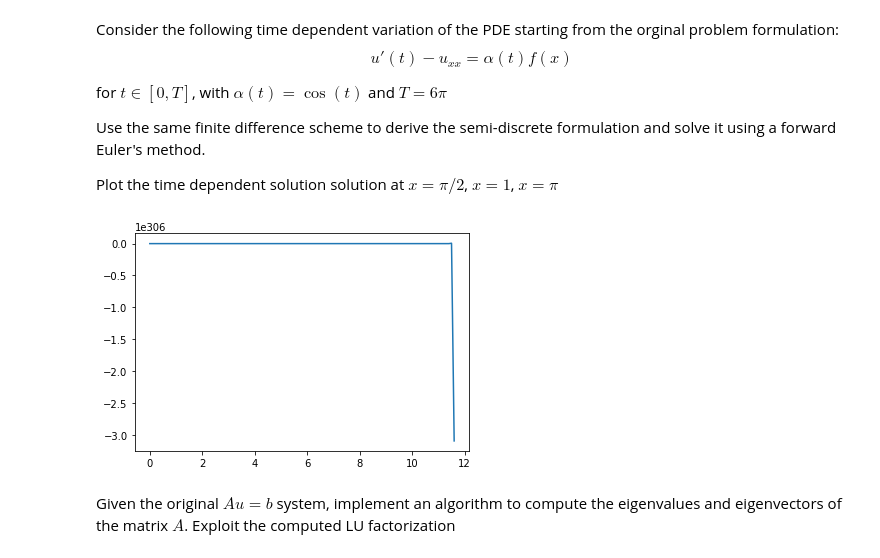
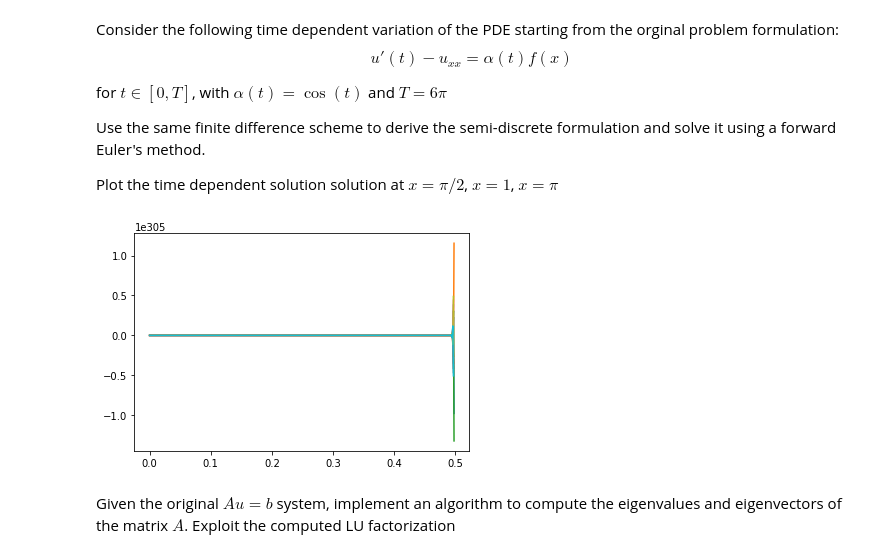
Before and after one commit to mapenzo-ph/numerical-analysis-2021-2022, a Jupyter notebook: FinalProject_2021_2022.ipynb, the cells around one changed output. Saved outputs shown, nothing was run; the diff lists cells and outputs as text; code cells hidden in the pictures.

```diff
--- a/FinalProject_2021_2022.ipynb
+++ b/FinalProject_2021_2022.ipynb
@@ -253,26 +297,25 @@ $x=\pi$
 # input data
 t0 = 0
 tf = 6*pi
-alpha = lambda t: cos(t)
+alpha = lambda y: cos(y)
 u0 = zeros((n,))
 # %%
 # forward Euler to solve the system
 def fe(u0,t0,tf,h,alpha, A,b):
     t = arange(t0,tf+1e-10, h)      # timesteps
-    sol = zeros((len(u0), len(t)))  # rows correspond to solution at given time
-    sol[:,0] = u0
+    sol = zeros((len(t), len(u0)))  # rows correspond to solution at given time
+    sol[0] = u0
     for i in range(1,len(t)):
-        u_xx = -dot(A, sol[:,i-1])   # compute derivative at time step before
-        af = alpha(t[i-1])*b       # compute function at time step before
-        sol[:,i] = sol[:,i-1] + h*u_xx + h*af
+        u_xx = -dot(A,sol[i-1])     # compute derivative at time step before
+        af = alpha(t[i-1])*b        # compute function at time step before
+        sol[i] = sol[i-1] + h*u_xx + h*af
 
     return sol, t
 # %%
-sol, t = fe(u0,t0,tf,0.1,alpha, A,b)
-
-_ = plot(t, sol[15])
+sol, t = fe(u0,t0,tf, 10e-4,alpha, A,b)
+_ = plot(t, sol[:,5:15])
 # %% [output]
-[figure, old version]
+[figure, new version]
 # %% [markdown]
 Given the original $Au = b$ system, implement an algorithm to compute the eigenvalues and eigenvectors of the matrix $A$. Exploit the computed LU factorization
 # %%
```
Also changed, not shown: parts of 5 cells of this notebook.
